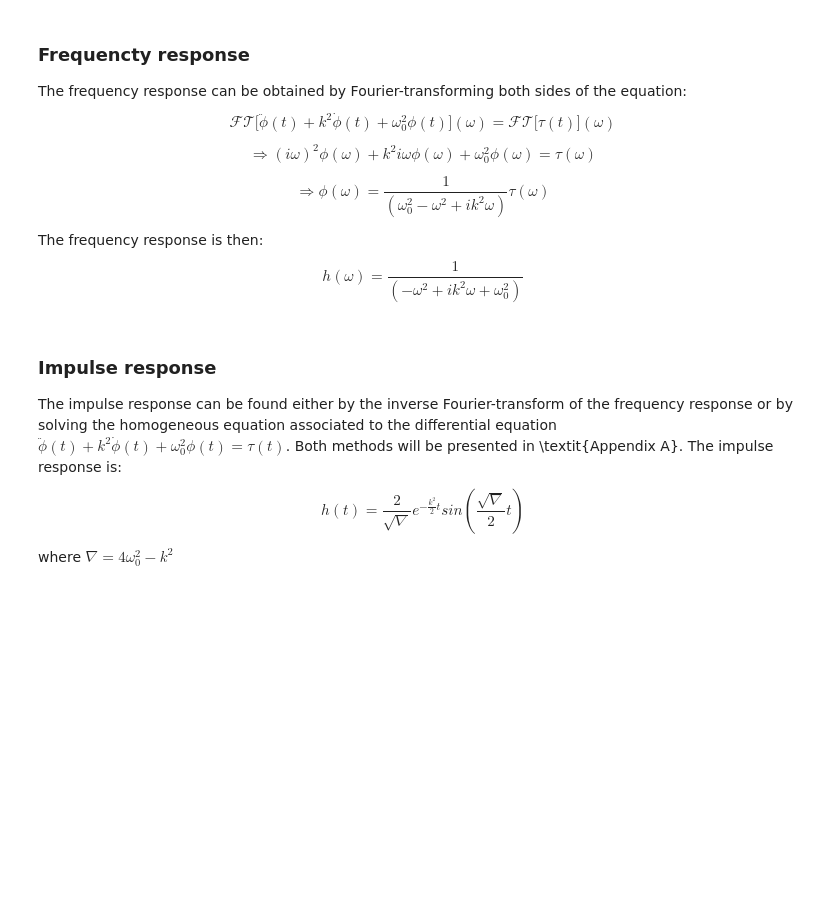
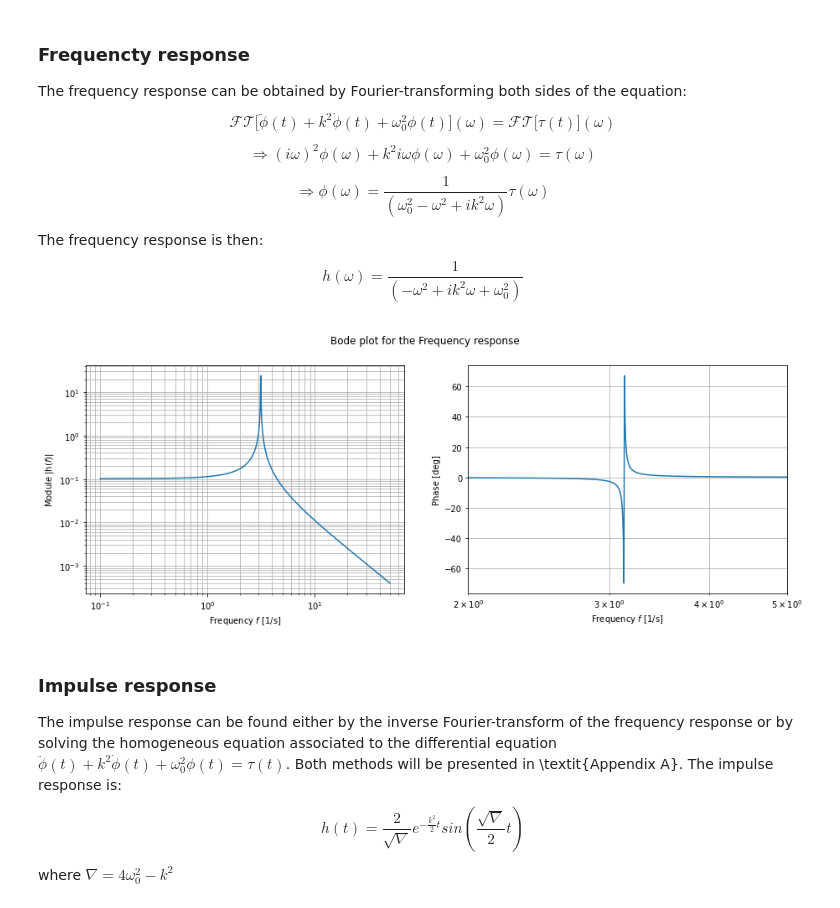
Before and after one commit to NerusSkyhigh/experimenta_methods, a Jupyter notebook: Exercise 02 - Pendulum/Exercise 02 - The Pendulum.ipynb, the cells around one changed output. Cells and saved outputs as stored; diff of their text form; code cells hidden in the pictures; blank space fills up the shorter version.

Commit message:
make prettier some graphs

```diff
--- a/Exercise 02 - Pendulum/Exercise 02 - The Pendulum.ipynb
+++ b/Exercise 02 - Pendulum/Exercise 02 - The Pendulum.ipynb
@@ -64,32 +63,36 @@ $$\Longrightarrow \phi(\omega) = \frac{1}{(\omega_0^2 - \omega^2 + ik^2 \omega)}
 The frequency response is then:
 $$h(\omega) = \frac{1}{(-\omega^2 + ik^2 \omega + \omega_0^2)}$$
 # %%
-K2 = 5
-def H(f):
-    return 1/(-f**2+1j*K2*f + W02)
+def H(omega):
+    return 1/(-f**2+1j*K2*omega + W02)
 
-w = np.linspace(int(0.5), int(1e2), int(1e4))
-h = H(w)
+f = np.linspace(0.1, 50, int(1e4))
+h = H(2*np.pi*f)
+
 mag = np.abs(h)
 phase = np.arctan(np.imag(h) / np.real(h))*180/np.pi
 
 # Bode plot
 fig, axis = plt.subplots(1,2, figsize=(15, 5))
 fig.suptitle('Bode plot for the Frequency response')
 
-axis[0].plot(w, mag)
+axis[0].plot(f, mag)
 axis[0].set_xscale('log')
+axis[0].set_yscale('log')
 axis[0].set_xlabel("Frequency $f$ [1/s]")
 axis[0].set_ylabel("Module |h($f$)|")
 axis[0].grid(True, which="both")
 
-axis[1].plot(w, phase)
+axis[1].plot(f, phase)
 axis[1].set_xscale('log')
 axis[1].set_xlabel("Frequency $f$ [1/s]")
 axis[1].set_ylabel("Phase [deg]")
+axis[1].set_xlim([2, 5])
 axis[1].grid(True, which="both")
 
 plt.show()
+# %% [output]
+[figure, added]
 # %% [markdown]
 ### Impulse response
 The impulse response can be found either by the inverse Fourier-transform of the frequency response or by solving the homogeneous equation associated to the differential equation $\ddot{\phi}(t)+ k^2 \dot{\phi}(t) + \omega_0^2 \phi(t) = \tau(t)$. Both methods will be presented in \textit{Appendix A}. The impulse response is:
```
Also changed, not shown: parts of 2 cells of this notebook, 1 other file.
